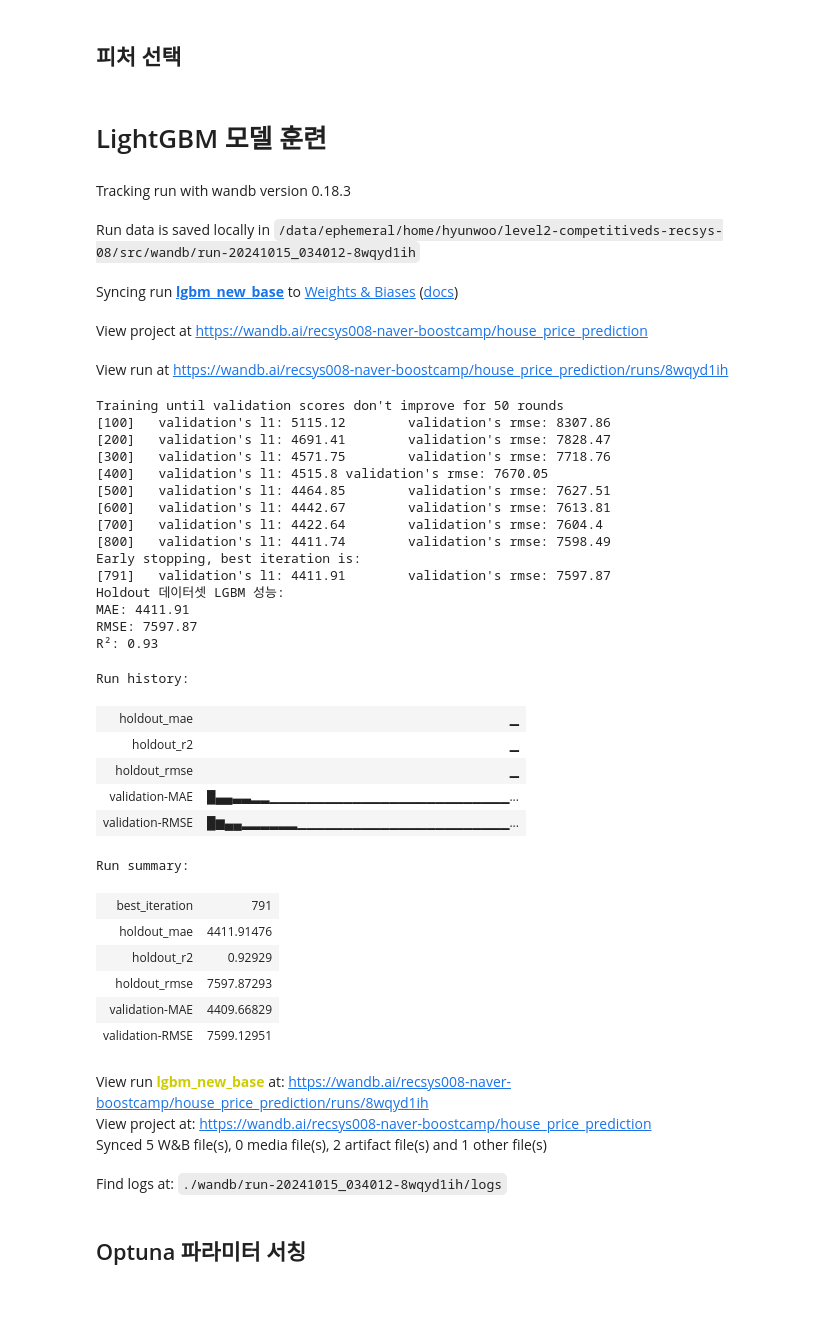
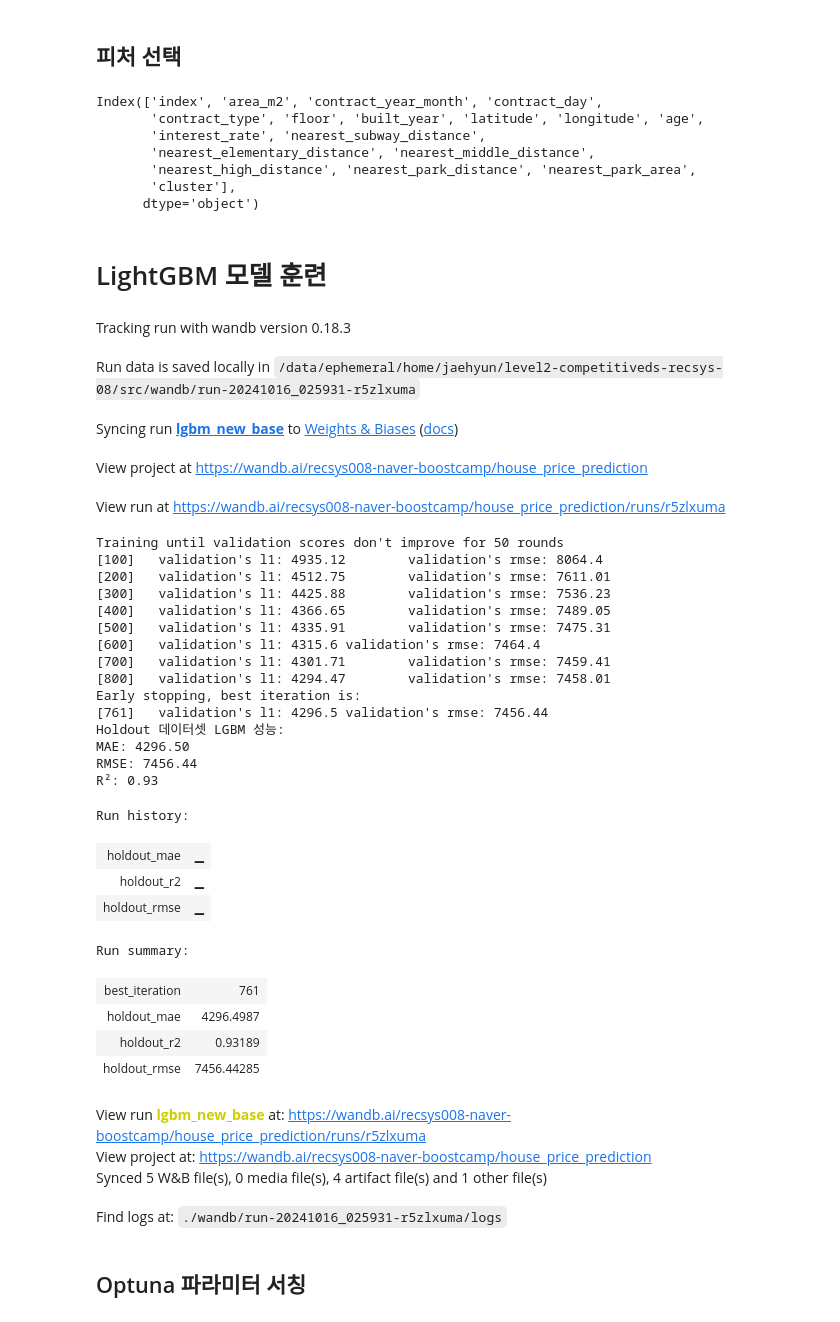
Before and after one commit to boostcampaitech7/level2-competitiveds-recsys-08, a Jupyter notebook: src/baseline.ipynb, the cells around one changed output. Saved outputs shown, nothing was run; the diff lists cells and outputs as text; code cells hidden in the pictures.

```diff
--- a/src/baseline.ipynb
+++ b/src/baseline.ipynb
@@ -97,3 +99,7 @@ train_data
+# %%
+interest['contract_year_month'] = interest['year_month']
+train_data = pd.merge(train_data, interest[['contract_year_month', 'interest_rate']], on='contract_year_month', how='left')
+test_data = pd.merge(test_data, interest[['contract_year_month', 'interest_rate']],on='contract_year_month',how='left')
 # %% [markdown]
 # 가장 가까운 지하철 거리 추가
 # %%
@@ -268,9 +274,20 @@ X_holdout.head()
 # 모델 훈련
 # %% [markdown]
 ## 피처 선택
+# %%
+X_train.columns
+# %% [output]
+Index(['index', 'area_m2', 'contract_year_month', 'contract_day',
+       'contract_type', 'floor', 'built_year', 'latitude', 'longitude', 'age',
+       'interest_rate', 'nearest_subway_distance',
+       'nearest_elementary_distance', 'nearest_middle_distance',
+       'nearest_high_distance', 'nearest_park_distance', 'nearest_park_area',
+       'cluster'],
+      dtype='object')
 # %%
 # 피처 선택
-train_columns = ['area_m2', 'contract_year_month', 'contract_day', 'floor', 'latitude', 'longitude', 'age', 'cluster']
+train_columns = ['area_m2', 'contract_year_month', 'contract_day', 'floor', 'built_year', 'latitude', 'longitude',
+              'nearest_subway_distance', 'nearest_elementary_distance', 'nearest_middle_distance', 'nearest_high_distance', 'nearest_park_distance', 'nearest_park_area', 'cluster']
 X_train = X_train[train_columns]
 X_holdout = X_holdout[train_columns]
 # %% [markdown]
@@ -293,7 +310,7 @@ def custom_wandb_callback():
             wandb.log({log_name: value}, step=env.iteration)
     return callback
 
-# wandb 초기화
+# # wandb 초기화
 wandb.init(project="house_price_prediction", name="lgbm_new_base")  # 실험명에 따라 name 변경해주기!!
 
 # LightGBM 파라미터 설정
@@ -327,7 +344,7 @@ lgb_model = lgb.train(
     callbacks=[
         lgb.early_stopping(stopping_rounds=50),
         lgb.log_evaluation(period=100),
-        custom_wandb_callback()
+        # custom_wandb_callback()
     ]
 )
 
@@ -343,58 +360,54 @@ lgb_holdout_rmse = np.sqrt(mean_squared_error(y_holdout, lgb_holdout_pred))
 lgb_holdout_r2 = r2_score(y_holdout, lgb_holdout_pred)
 
 # wandb에 성능 지표 로깅
 wandb.log({
     "holdout_mae": lgb_holdout_mae,
     "holdout_rmse": lgb_holdout_rmse,
     "holdout_r2": lgb_holdout_r2
 })
 
 # 결과 출력
 print("Holdout 데이터셋 LGBM 성능:")
 print(f"MAE: {lgb_holdout_mae:.2f}")
 print(f"RMSE: {lgb_holdout_rmse:.2f}")
 print(f"R²: {lgb_holdout_r2:.2f}")
 
 # wandb 실험 종료
 wandb.finish()
 # %% [output]
 Tracking run with wandb version 0.18.3
-Run data is saved locally in /data/ephemeral/home/hyunwoo/level2-competitiveds-recsys-08/src/wandb/run-20241015_034012-8wqyd1ih
+Run data is saved locally in /data/ephemeral/home/jaehyun/level2-competitiveds-recsys-08/src/wandb/run-20241016_025931-r5zlxuma
 Syncing run lgbm_new_base to Weights & Biases (docs)
 View project at https://wandb.ai/recsys008-naver-boostcamp/house_price_prediction
-View run at https://wandb.ai/recsys008-naver-boostcamp/house_price_prediction/runs/8wqyd1ih
+View run at https://wandb.ai/recsys008-naver-boostcamp/house_price_prediction/runs/r5zlxuma
 Training until validation scores don't improve for 50 rounds
-[100]   validation's l1: 5115.12        validation's rmse: 8307.86
-[200]   validation's l1: 4691.41        validation's rmse: 7828.47
-[300]   validation's l1: 4571.75        validation's rmse: 7718.76
-[400]   validation's l1: 4515.8 validation's rmse: 7670.05
-[500]   validation's l1: 4464.85        validation's rmse: 7627.51
-[600]   validation's l1: 4442.67        validation's rmse: 7613.81
-[700]   validation's l1: 4422.64        validation's rmse: 7604.4
-[800]   validation's l1: 4411.74        validation's rmse: 7598.49
+[100]   validation's l1: 4935.12        validation's rmse: 8064.4
+[200]   validation's l1: 4512.75        validation's rmse: 7611.01
+[300]   validation's l1: 4425.88        validation's rmse: 7536.23
+[400]   validation's l1: 4366.65        validation's rmse: 7489.05
+[500]   validation's l1: 4335.91        validation's rmse: 7475.31
+[600]   validation's l1: 4315.6 validation's rmse: 7464.4
+[700]   validation's l1: 4301.71        validation's rmse: 7459.41
+[800]   validation's l1: 4294.47        validation's rmse: 7458.01
 Early stopping, best iteration is:
-[791]   validation's l1: 4411.91        validation's rmse: 7597.87
+[761]   validation's l1: 4296.5 validation's rmse: 7456.44
 Holdout 데이터셋 LGBM 성능:
-MAE: 4411.91
-RMSE: 7597.87
+MAE: 4296.50
+RMSE: 7456.44
 R²: 0.93
 Run history:
 | holdout_mae | ▁ |
 | holdout_r2 | ▁ |
 | holdout_rmse | ▁ |
-| validation-MAE | █▄▄▃▃▂▂▁▁▁▁▁▁▁▁▁▁▁▁▁▁▁▁▁▁▁▁▁▁▁▁▁▁... |
-| validation-RMSE | █▆▄▄▂▂▂▂▂▂▁▁▁▁▁▁▁▁▁▁▁▁▁▁▁▁▁▁▁▁▁▁▁... |
 Run summary:
-| best_iteration | 791 |
-| holdout_mae | 4411.91476 |
-| holdout_r2 | 0.92929 |
-| holdout_rmse | 7597.87293 |
-| validation-MAE | 4409.66829 |
-| validation-RMSE | 7599.12951 |
+| best_iteration | 761 |
+| holdout_mae | 4296.4987 |
+| holdout_r2 | 0.93189 |
+| holdout_rmse | 7456.44285 |
-View run lgbm_new_base at: https://wandb.ai/recsys008-naver-boostcamp/house_price_prediction/runs/8wqyd1ih
+View run lgbm_new_base at: https://wandb.ai/recsys008-naver-boostcamp/house_price_prediction/runs/r5zlxuma
 View project at: https://wandb.ai/recsys008-naver-boostcamp/house_price_prediction
-Synced 5 W&B file(s), 0 media file(s), 2 artifact file(s) and 1 other file(s)
+Synced 5 W&B file(s), 0 media file(s), 4 artifact file(s) and 1 other file(s)
-Find logs at: ./wandb/run-20241015_034012-8wqyd1ih/logs
+Find logs at: ./wandb/run-20241016_025931-r5zlxuma/logs
 # %% [markdown]
 ## Optuna 파라미터 서칭
 # %%
```
Also changed, not shown: parts of 2 cells of this notebook.
